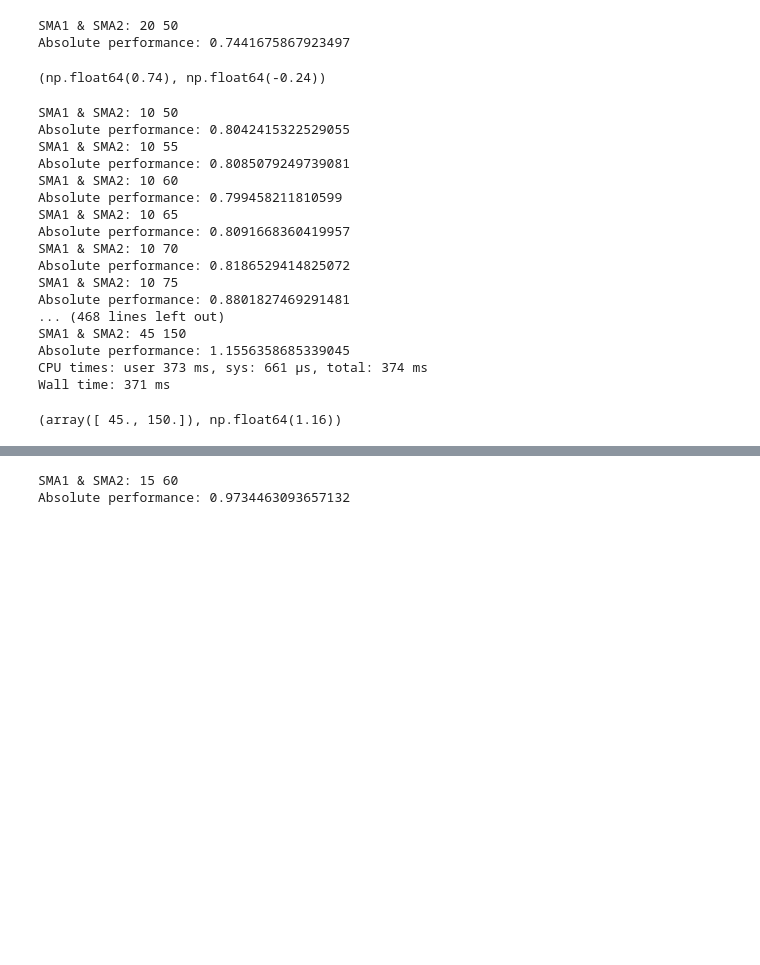
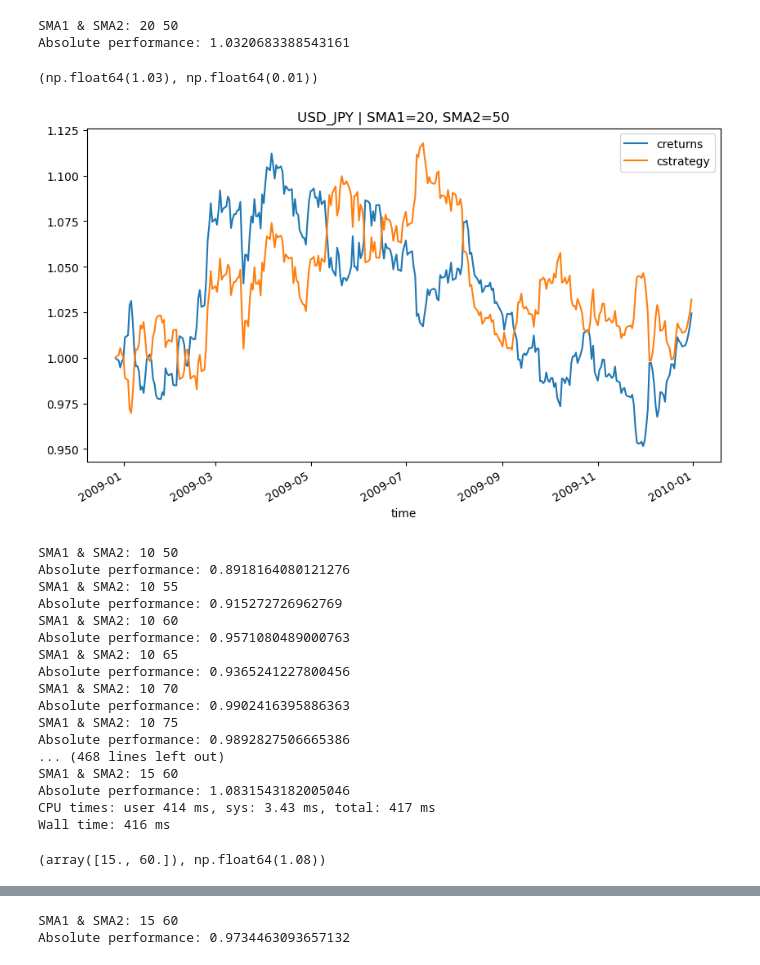
Before and after one commit to monchan-new/pyalgo-project, a Jupyter notebook: src/4.2.2_OANDA.ipynb, the cells around one changed output, grey strips where cells are left out. Saved outputs shown, nothing was run; the diff lists cells and outputs as text; code cells hidden in the pictures; blank space fills up the shorter version.

Commit message:
Each algo test result, especially NN(1y+1m)

```diff
--- a/src/4.2.2_OANDA.ipynb
+++ b/src/4.2.2_OANDA.ipynb
@@ -1,32 +1,36 @@
 # %%
 import SMAVectorBacktester as SMA
 # %%
-smabt = SMA.SMAVectorBacktester('USD_JPY', 20, 50, '2002-5-6', '2005-12-31','D')
+smabt = SMA.SMAVectorBacktester('USD_JPY', 20, 50, '2008-11-1', '2009-12-31','D')
 smabt.run_strategy()
 # %% [output]
 SMA1 & SMA2: 20 50
-Absolute performance: 0.7441675867923497
+Absolute performance: 1.0320683388543161
-(np.float64(0.74), np.float64(-0.24))
+(np.float64(1.03), np.float64(0.01))
+# %%
+smabt.plot_results()
+# %% [output]
+[figure, added]
 # %%
 %%time
 smabt.optimize_parameters((10,50,5), (50,200,5))
 # %% [output]
 SMA1 & SMA2: 10 50
-Absolute performance: 0.8042415322529055
+Absolute performance: 0.8918164080121276
 SMA1 & SMA2: 10 55
-Absolute performance: 0.8085079249739081
+Absolute performance: 0.915272726962769
 SMA1 & SMA2: 10 60
-Absolute performance: 0.799458211810599
+Absolute performance: 0.9571080489000763
 SMA1 & SMA2: 10 65
-Absolute performance: 0.8091668360419957
+Absolute performance: 0.9365241227800456
 SMA1 & SMA2: 10 70
-Absolute performance: 0.8186529414825072
+Absolute performance: 0.9902416395886363
 SMA1 & SMA2: 10 75
-Absolute performance: 0.8801827469291481
+Absolute performance: 0.9892827506665386
 ... (468 lines left out)
-SMA1 & SMA2: 45 150
-Absolute performance: 1.1556358685339045
-CPU times: user 373 ms, sys: 661 μs, total: 374 ms
-Wall time: 371 ms
+SMA1 & SMA2: 15 60
+Absolute performance: 1.0831543182005046
+CPU times: user 414 ms, sys: 3.43 ms, total: 417 ms
+Wall time: 416 ms
-(array([ 45., 150.]), np.float64(1.16))
+(array([15., 60.]), np.float64(1.08))
 # %%
```
Also changed, not shown: parts of 12 cells of this notebook, 8 other files.
